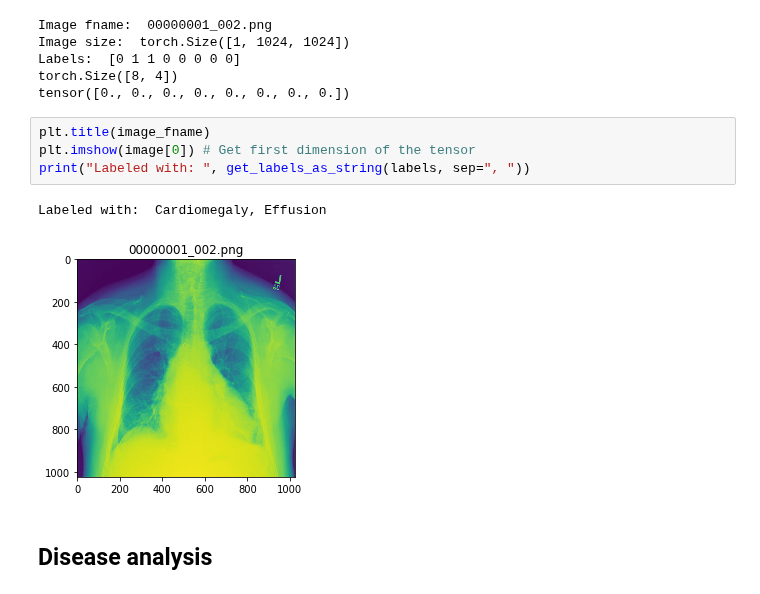
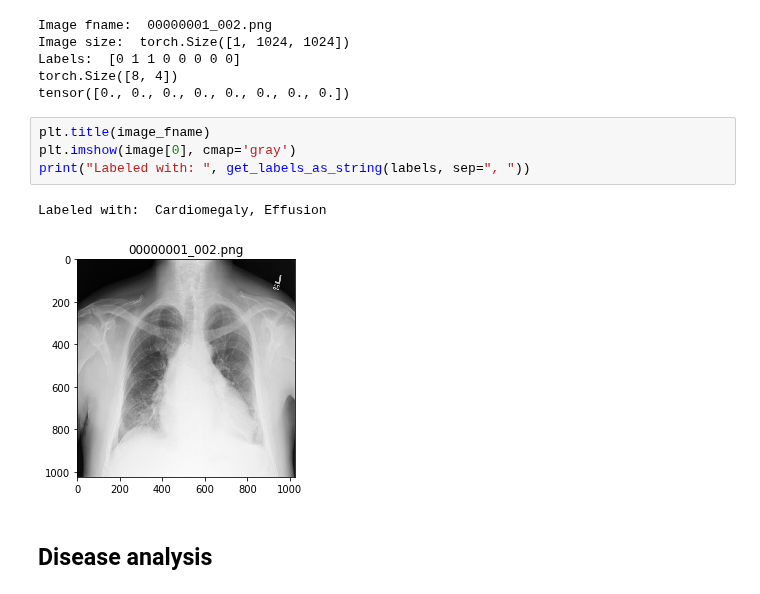
Before and after one commit to pdpino/cxr8, a Jupyter notebook: Dataset.ipynb, the cells around one changed output. Cells and saved outputs as stored; diff of their text form.

```diff
--- a/Dataset.ipynb
+++ b/Dataset.ipynb
@@ -262,11 +268,11 @@ torch.Size([8, 4])
 tensor([0., 0., 0., 0., 0., 0., 0., 0.])
 # %%
 plt.title(image_fname)
-plt.imshow(image[0]) # Get first dimension of the tensor
+plt.imshow(image[0], cmap='gray')
 print("Labeled with: ", get_labels_as_string(labels, sep=", "))
 # %% [output]
 Labeled with:  Cardiomegaly, Effusion
-[figure, old version]
+[figure, new version]
 # %% [markdown]
 ## Disease analysis
 # %% [markdown]
```
Also changed, not shown: parts of 5 cells of this notebook.
